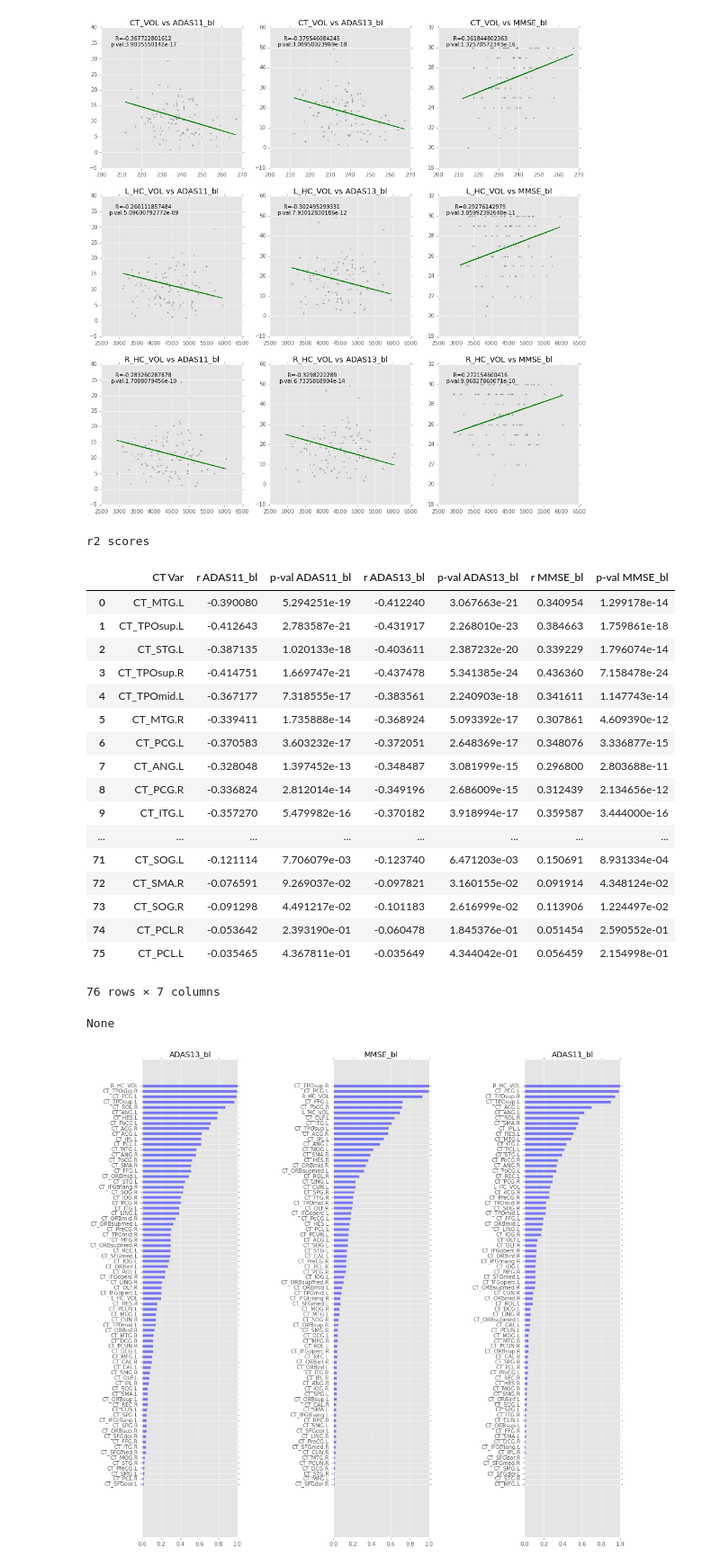
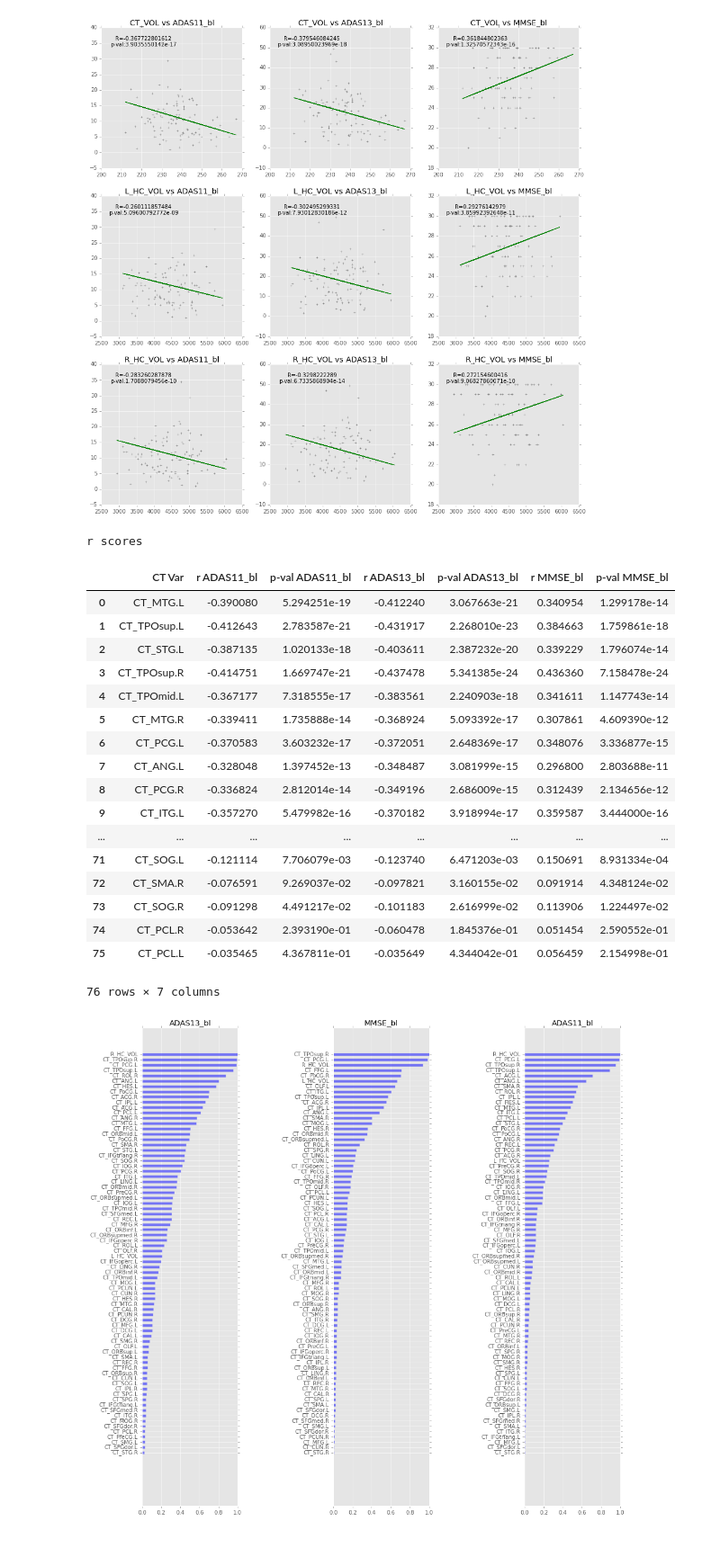
Before and after one commit to TIGRLab/NI-ML, a Jupyter notebook: models/notebooks/MMRegression/MMR_simple.ipynb, the cells around one changed output. Shown: that part at 90% size. Cells and saved outputs as stored; diff of their text form; code cells hidden in the pictures.

```diff
--- a/models/notebooks/MMRegression/MMR_simple.ipynb
+++ b/models/notebooks/MMRegression/MMR_simple.ipynb
@@ -7,4 +7,4 @@ import matplotlib.pylab as pylab
 # Useful plotting thingies:
 %matplotlib inline
 plt.style.use('ggplot')
-%pylab.rcParams['figure.figsize'] = 16, 16
+pylab.rcParams['figure.figsize'] = 16, 16
@@ -231,9 +206,9 @@ header2 = zip(['r {}'.format(t) for t in targets], ['p-val {}'.format(t) for t i
 header = header + [val for pair in header2 for val in pair]
 score_table = DataFrame(scores, columns=header)
 print 'r scores'
-print display(score_table)
+display(score_table)
 # %% [output]
-r2 scores
+r scores
 |  | CT Var | r ADAS11_bl | p-val ADAS11_bl | r ADAS13_bl | p-val ADAS13_bl | r MMSE_bl | p-val MMSE_bl |
 | 0 | CT_MTG.L | -0.390080 | 5.294251e-19 | -0.412240 | 3.067663e-21 | 0.340954 | 1.299178e-14 |
 | 1 | CT_TPOsup.L | -0.412643 | 2.783587e-21 | -0.431917 | 2.268010e-23 | 0.384663 | 1.759861e-18 |
@@ -252,32 +227,32 @@ r2 scores
 | 74 | CT_PCL.R | -0.053642 | 2.393190e-01 | -0.060478 | 1.845376e-01 | 0.051454 | 2.590552e-01 |
 | 75 | CT_PCL.L | -0.035465 | 4.367811e-01 | -0.035649 | 4.344042e-01 | 0.056459 | 2.154998e-01 |
 76 rows × 7 columns
-None
 # %%
 from sklearn.linear_model import RandomizedLasso
 
 # Randomized lasso feature selection
 lasso_scores = []
+var_names = ct.columns
 X = ct.as_matrix()
 plt.cla()
 plt.subplots_adjust(wspace=1.0)
 for t, target in enumerate(targets):
     y = y_cur[:,t]
     rlasso = RandomizedLasso(normalize=True, n_resampling=1000)
     rlasso.fit(X, y)
     lasso_scores.append(rlasso.scores_)
     feats = zip(var_names, rlasso.scores_)
     feats.sort(reverse=False, key=lambda x: abs(x[1]))
     plt.subplot(1,3, t)
     plt.title('{}'.format(target))
     y_pos = np.arange(len(feats))
     plt.barh(y_pos, width=zip(*feats)[1], height=0.5, color='b', align="center", alpha=0.5)
     plt.yticks(y_pos, zip(*feats)[0])
 
 plt.legend()
 plt.show()
 # %% [output]
-[figure, old version]
+[figure, new version]
 # %%
 from sklearn.ensemble import RandomForestRegressor
 
```
Also changed, not shown: parts of 5 cells of this notebook, 1 other file.
